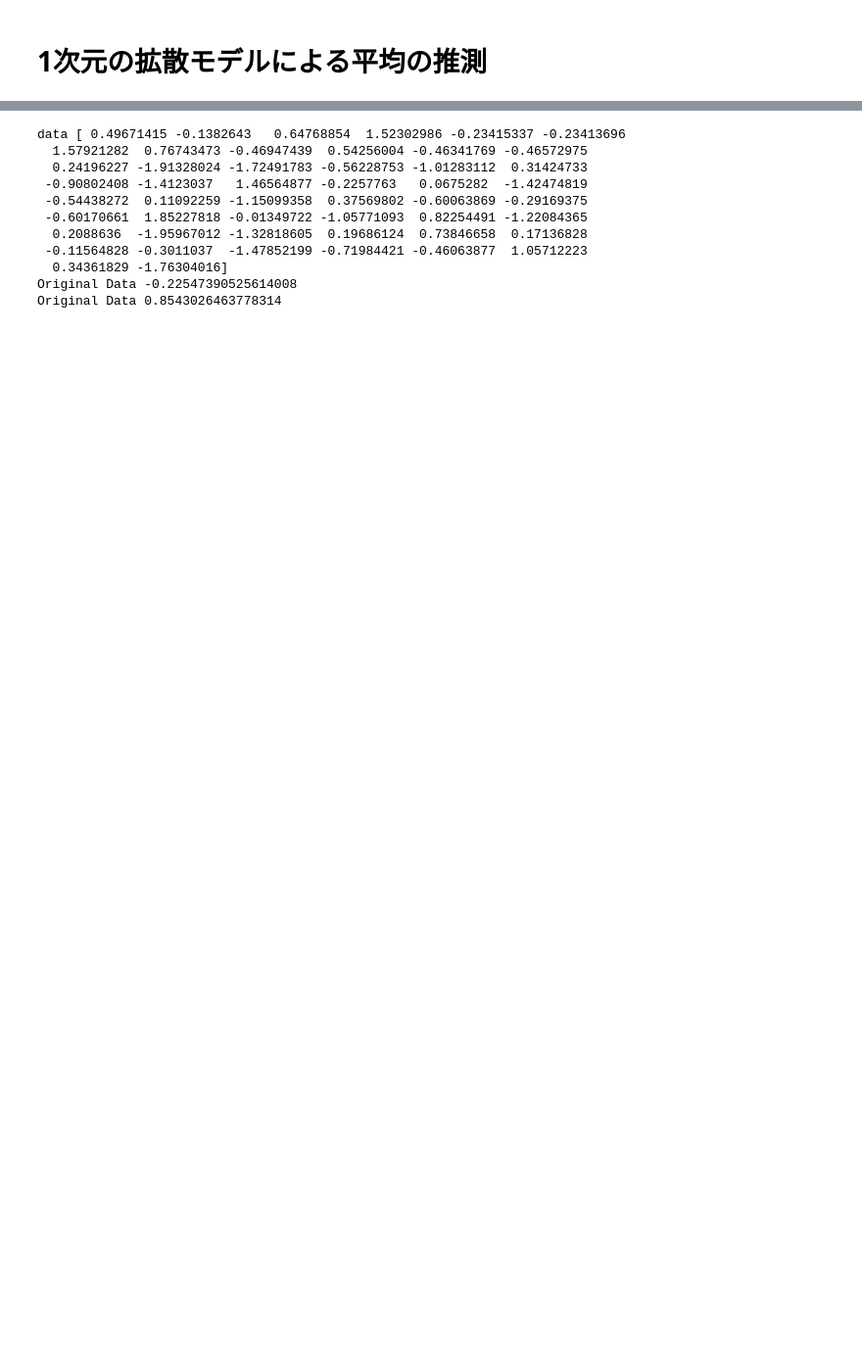
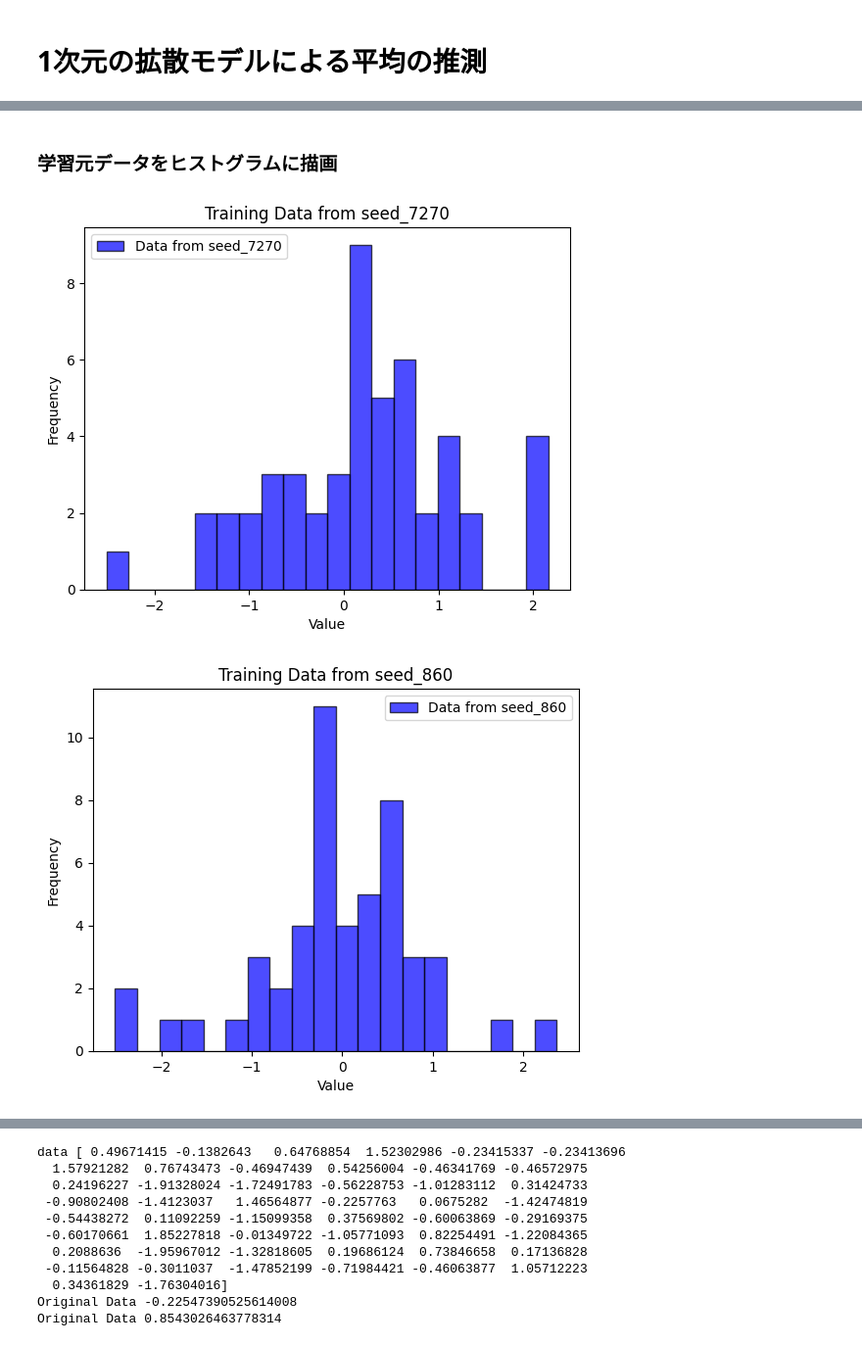
Before and after one commit to shimajoe/deep-learning-from-scratch-5, a Jupyter notebook: master_research/one_dim_diffusion_mean.ipynb, the cells around one changed output, grey strips where cells are left out. Shown: that part at 98% size. Drawn from its saved outputs; the diff is of its cells as text; code cells hidden in the pictures; blank space fills up the shorter version.

```diff
--- a/master_research/one_dim_diffusion_mean.ipynb
+++ b/master_research/one_dim_diffusion_mean.ipynb
@@ -207,0 +394,14 @@ Samples Mean Shape: (1000,)
+# %% [markdown]
+### 学習元データをヒストグラムに描画
+# %%
+for seed, data in zip(datas.keys(), datas.values()):
+    # dataのヒストグラムのプロット
+    plt.hist(data, bins=20, alpha=0.7, color='blue', edgecolor='black', label=f"Data from seed_{seed.split('_')[-1]}" )
+    plt.xlabel("Value")
+    plt.ylabel("Frequency")
+    plt.title(f"Training Data from seed_{seed.split('_')[-1]}")
+    plt.legend()
+    plt.show()
+# %% [output]
+[figure, added]
+[figure, added]
```
Also changed, not shown: parts of 23 cells of this notebook, 5 other files.
